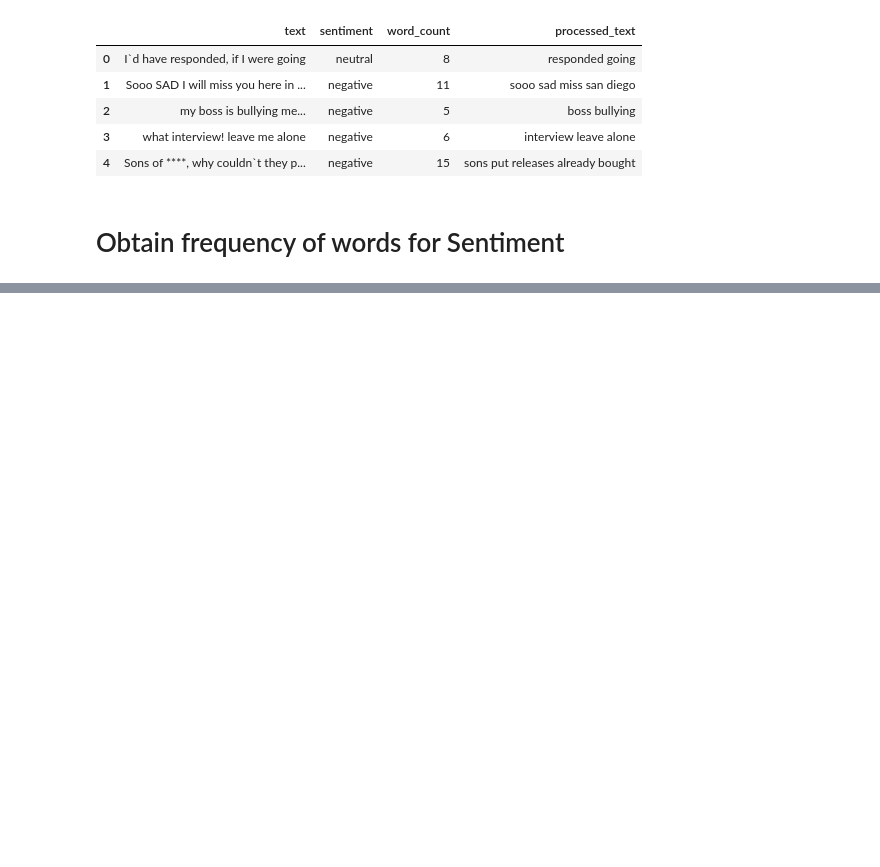
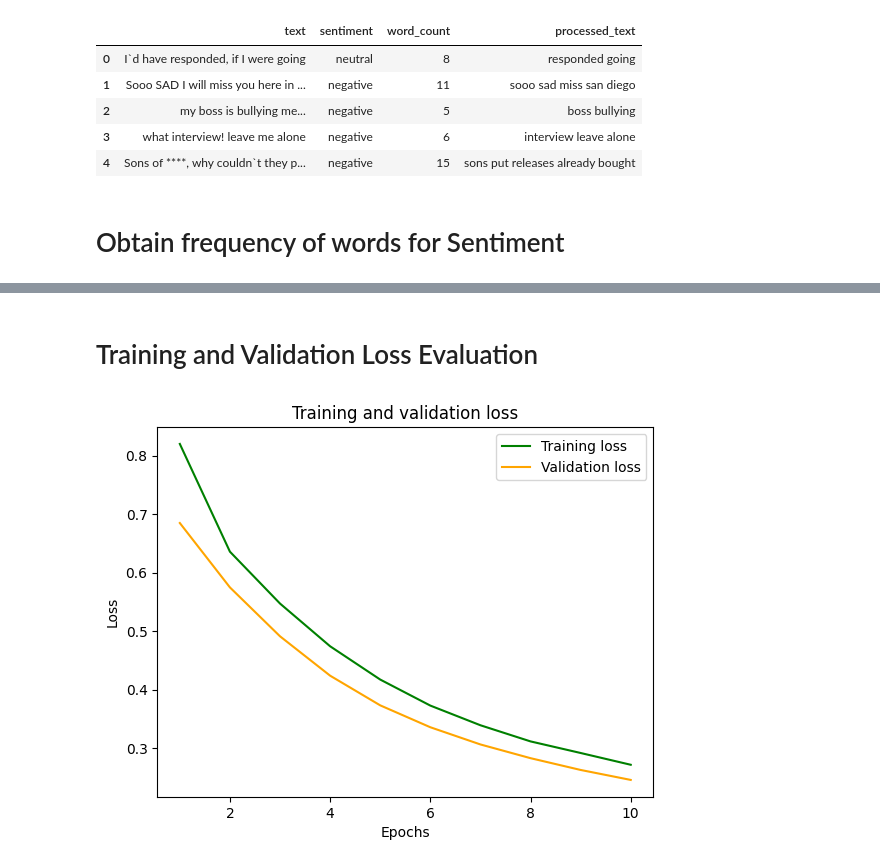
Before and after one commit to felix101930/Sentiment-Analysis, a Jupyter notebook: Sent_Anal.ipynb, the cells around one changed output, grey strips where cells are left out. Saved outputs shown, nothing was run; the diff lists cells and outputs as text; code cells hidden in the pictures; blank space fills up the shorter version.

```diff
--- a/Sent_Anal.ipynb
+++ b/Sent_Anal.ipynb
@@ -251,0 +353,6 @@ X_tra
+# %%
+AUTOTUNE = tf.data.AUTOTUNE
+
+train_ds = train_ds.cache().prefetch(buffer_size = AUTOTUNE)
+val_ds = val_ds.cache().prefetch(buffer_size = AUTOTUNE)
+test_ds = test_ds.cache().prefetch(buffer_size = AUTOTUNE)
@@ -251,0 +371,12 @@ X_tra
+# %%
+dnn_model.compile(
+    loss = losses.SparseCategoricalCrossentropy(from_logits = True),
+    optimizer = optimizers.Adam(learning_rate = 0.0001),
+    metrics = ["accuracy"]
+)
+
+input_shape = (None, 10000)
+
+dnn_model.build(input_shape)
+
+dnn_model.summary()
@@ -251,0 +403,5 @@ X_tra
+# %%
+history = dnn_model.fit(
+    train_ds,
+    epochs = 10,
+    validation_data = train_ds)
@@ -251,0 +438,4 @@ X_tra
+# %%
+history_dict = history.history
+
+history_dict
@@ -251,0 +460,21 @@ X_tra
+# %% [markdown]
+# Training and Validation Loss Evaluation
+# %%
+acc = history_dict["accuracy"]
+val_acc = history_dict["val_accuracy"]
+loss = history_dict["loss"]
+val_loss = history_dict["val_loss"]
+
+epochs = range(1, len(acc) + 1)
+
+plt.plot(epochs, loss, color = "green", label = "Training loss")
+
+plt.plot(epochs, val_loss, color = "orange", label = "Validation loss")
+plt.title("Training and validation loss")
+plt.xlabel("Epochs")
+plt.ylabel("Loss")
+plt.legend()
+
+plt.show()
+# %% [output]
+[figure, added]
```
Also changed, not shown: parts of 72 cells of this notebook.
